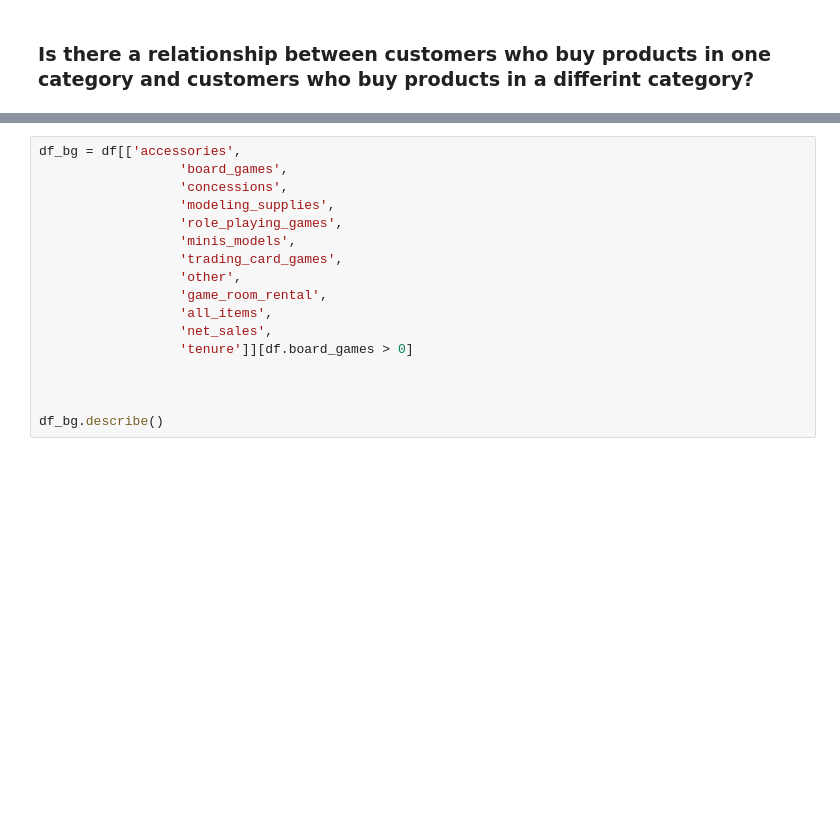
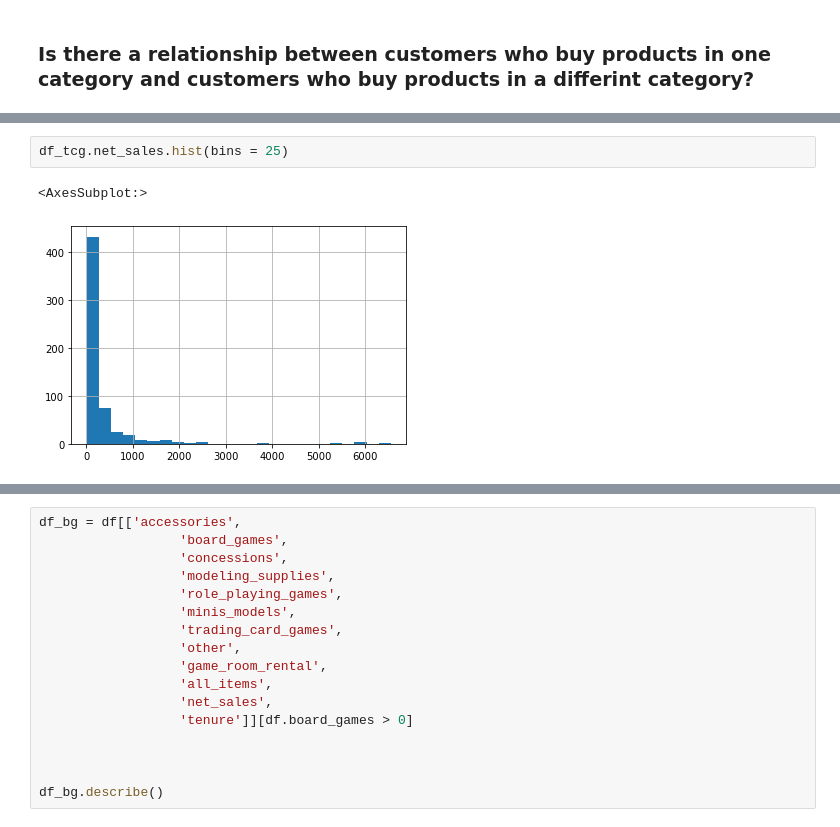
Before and after one commit to Johndsalas/customer_interest_analysis, a Jupyter notebook: exploration.ipynb, the cells around one changed output, grey strips where cells are left out. Saved outputs shown, nothing was run; the diff lists cells and outputs as text; blank space fills up the shorter version.

```diff
--- a/exploration.ipynb
+++ b/exploration.ipynb
@@ -521,0 +351,5 @@ df_tcg = df[['accessories',
+# %%
+df_tcg.net_sales.hist(bins = 25)
+# %% [output]
+<AxesSubplot:>
+[figure, added]
```
Also changed, not shown: parts of 41 cells of this notebook.
